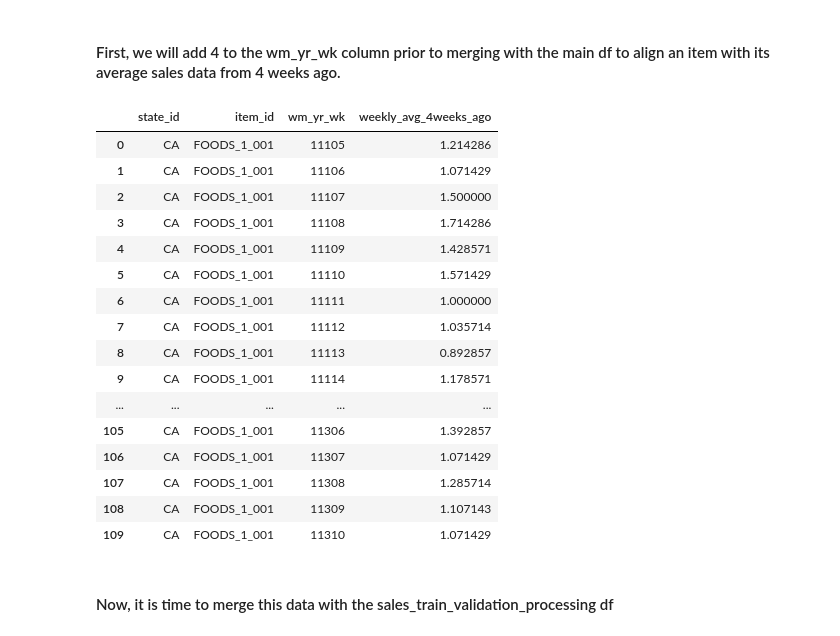
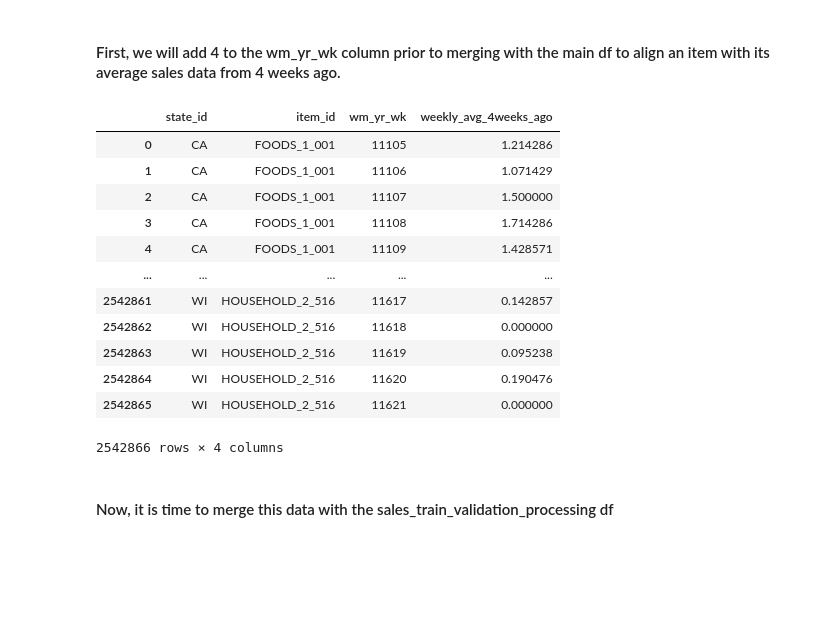
Before and after one commit to datawiseinc/Data_Science, a Jupyter notebook: 18. Walmart_28_day_point_sale_prediction.ipynb, the cells around one changed output. Saved outputs shown, nothing was run; the diff lists cells and outputs as text; code cells hidden in the pictures; blank space fills up the shorter version.

```diff
--- a/18. Walmart_28_day_point_sale_prediction.ipynb
+++ b/18. Walmart_28_day_point_sale_prediction.ipynb
@@ -407,33 +447,29 @@ weekly_state_avg.head()
 # %%
 #reset the index
 weekly_state_avg = weekly_state_avg.reset_index()
 
 #rename the columns
 weekly_state_avg.columns = ['state_id', 'item_id','wm_yr_wk', 'weekly_avg_4weeks_ago']
 
-#shift the 'wm_yr_wk' column by 4
+#shift the 'wm_yr_wk' column by 4. And if the week is more than 48,we need to add 52 weeks to shift the year.
 weekly_state_avg['wm_yr_wk'] = [x+4 if int(str(x)[-2:])<49 else x+52 for x in weekly_state_avg.wm_yr_wk]
 
 #Review the output
-weekly_state_avg.head(110)
+weekly_state_avg
 # %% [output]
 |  | state_id | item_id | wm_yr_wk | weekly_avg_4weeks_ago |
 | 0 | CA | FOODS_1_001 | 11105 | 1.214286 |
 | 1 | CA | FOODS_1_001 | 11106 | 1.071429 |
 | 2 | CA | FOODS_1_001 | 11107 | 1.500000 |
 | 3 | CA | FOODS_1_001 | 11108 | 1.714286 |
 | 4 | CA | FOODS_1_001 | 11109 | 1.428571 |
-| 5 | CA | FOODS_1_001 | 11110 | 1.571429 |
-| 6 | CA | FOODS_1_001 | 11111 | 1.000000 |
-| 7 | CA | FOODS_1_001 | 11112 | 1.035714 |
-| 8 | CA | FOODS_1_001 | 11113 | 0.892857 |
-| 9 | CA | FOODS_1_001 | 11114 | 1.178571 |
 | ... | ... | ... | ... | ... |
-| 105 | CA | FOODS_1_001 | 11306 | 1.392857 |
-| 106 | CA | FOODS_1_001 | 11307 | 1.071429 |
-| 107 | CA | FOODS_1_001 | 11308 | 1.285714 |
-| 108 | CA | FOODS_1_001 | 11309 | 1.107143 |
-| 109 | CA | FOODS_1_001 | 11310 | 1.071429 |
+| 2542861 | WI | HOUSEHOLD_2_516 | 11617 | 0.142857 |
+| 2542862 | WI | HOUSEHOLD_2_516 | 11618 | 0.000000 |
+| 2542863 | WI | HOUSEHOLD_2_516 | 11619 | 0.095238 |
+| 2542864 | WI | HOUSEHOLD_2_516 | 11620 | 0.190476 |
+| 2542865 | WI | HOUSEHOLD_2_516 | 11621 | 0.000000 |
+2542866 rows × 4 columns
 # %% [markdown]
 #### Now, it is time to merge this data with the sales_train_validation_processing df
 # %%
```
Also changed, not shown: parts of 89 cells of this notebook.
